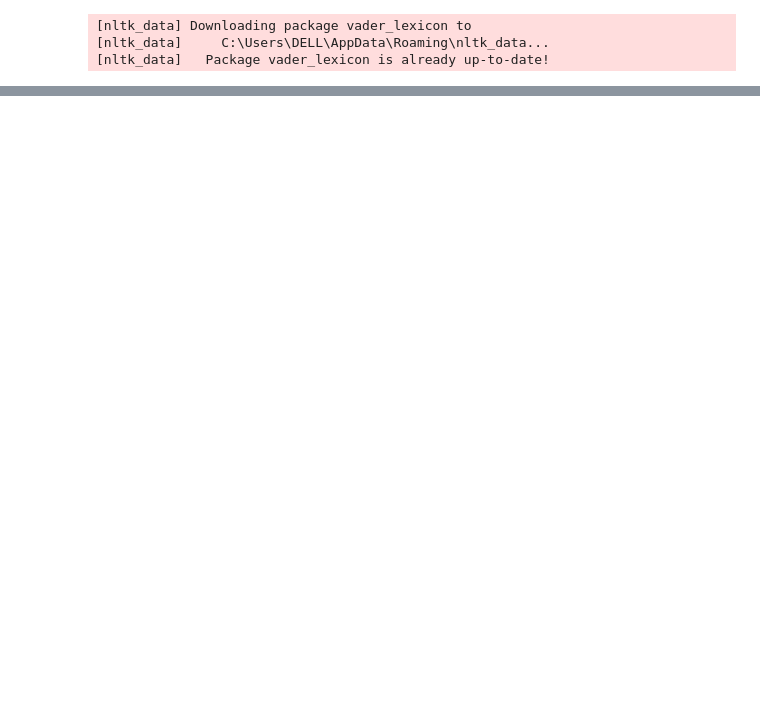
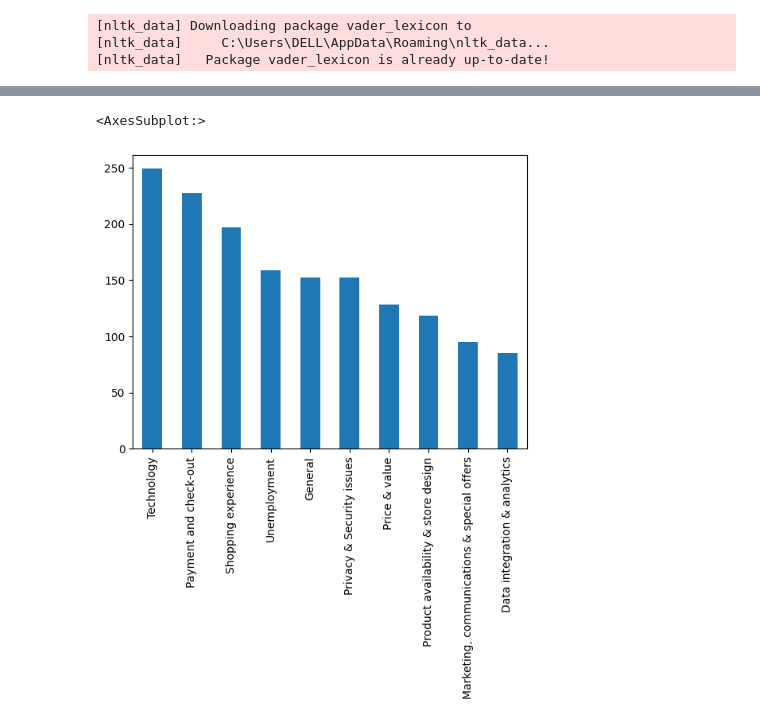
Before and after one commit to paferuto/ABSA-on-IoT-comments, a Jupyter notebook: LabelData/LabelData.ipynb, the cells around one changed output, grey strips where cells are left out. Drawn from its saved outputs; the diff is of its cells as text; code cells hidden in the pictures; blank space fills up the shorter version.

```diff
--- a/LabelData/LabelData.ipynb
+++ b/LabelData/LabelData.ipynb
@@ -90,0 +193,3 @@ df.groupby('Store')['polarity'].value_counts().unstack().plot(kind='bar', title=
+# %%
+df1=pd.read_csv('dictionary.csv')
+df1
@@ -90,0 +210,4 @@ df.groupby('Store')['polarity'].value_counts().unstack().plot(kind='bar', title=
+# %%
+#rename data to data intergration
+df1.rename(columns={'data':'Data'}, inplace=True)
+df1
@@ -90,0 +228,9 @@ df.groupby('Store')['polarity'].value_counts().unstack().plot(kind='bar', title=
+# %%
+#rename value of aspect
+df1['aspect'].replace({'payment':'Payment and check-out','price':'Price & value','marketing':'Marketing, communications & special offers','technology':'Technology','experience':'Shopping experience','unemployment':'Unemployment','general':'General','privacy':'Privacy & Security issues','product':'Product availability & store design','data':'Data integration & analytics'}, inplace=True)
+# %%
+#count the number of each aspect
+df1['aspect'].value_counts().plot(kind='bar')
+# %% [output]
+<AxesSubplot:>
+[figure, added]
```
Also changed, not shown: parts of 12 cells of this notebook, 5 other files.
